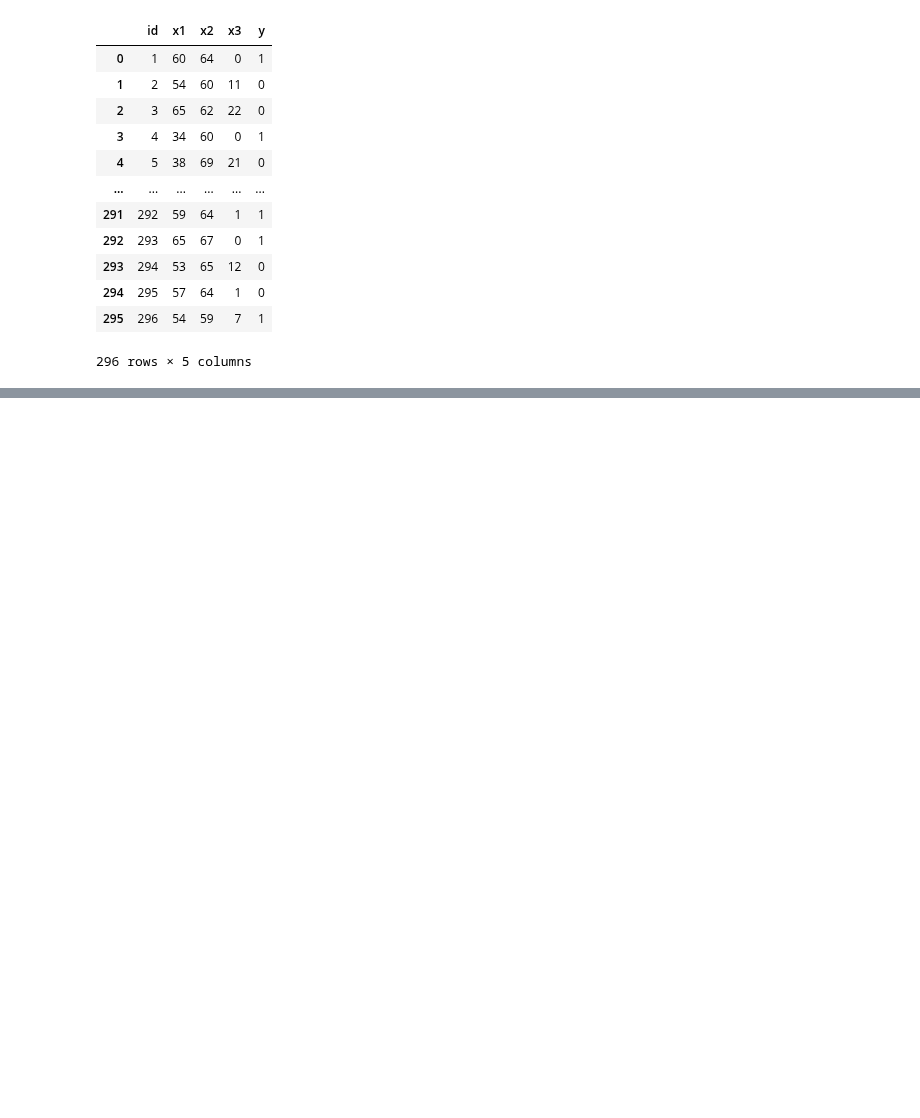
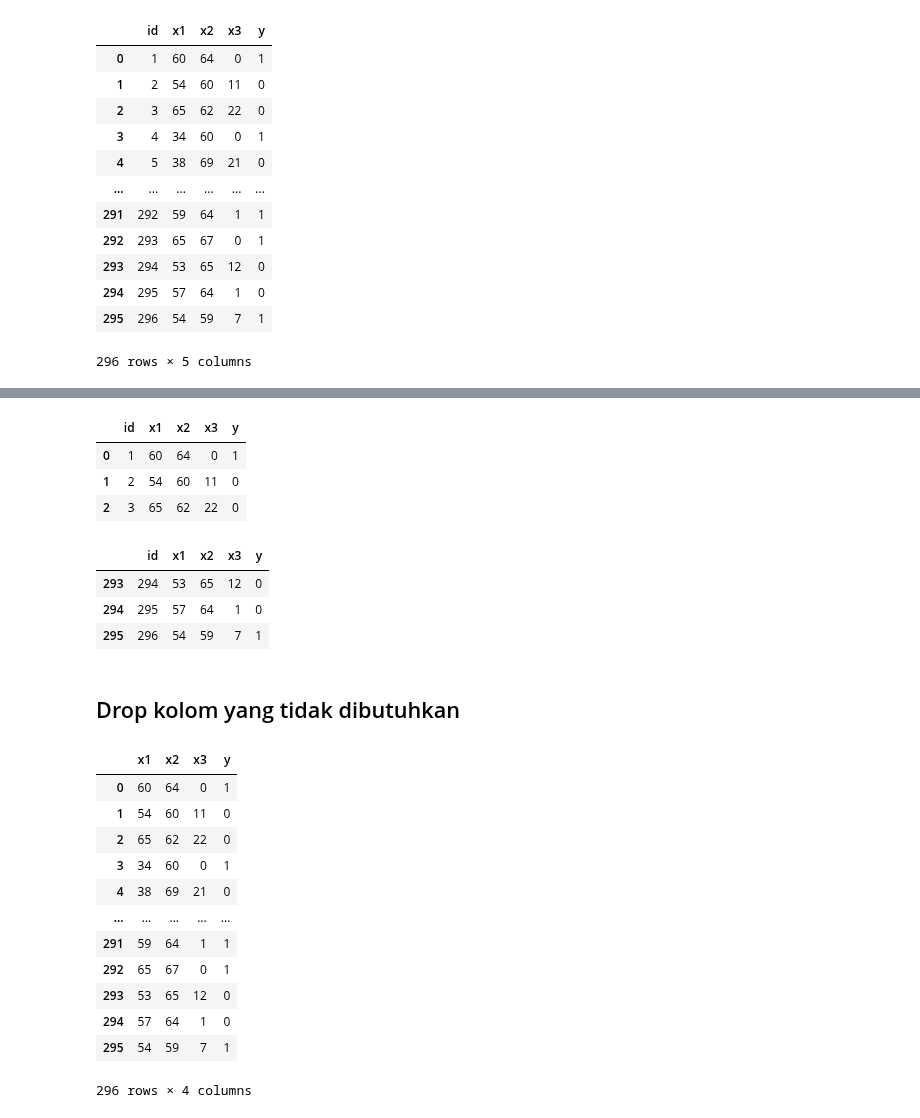
Before and after one commit to khalilullahalfaath/AI_Tubes-03-Learning, a Jupyter notebook: AI-Kelompok 15-Learning.ipynb, the cells around one changed output, grey strips where cells are left out. Cells and saved outputs as stored; diff of their text form; code cells hidden in the pictures; blank space fills up the shorter version.

```diff
--- a/AI-Kelompok 15-Learning.ipynb
+++ b/AI-Kelompok 15-Learning.ipynb
@@ -23,0 +63,33 @@ df
+# %%
+df.head(3)
+# %% [output]
+|  | id | x1 | x2 | x3 | y |
+| 0 | 1 | 60 | 64 | 0 | 1 |
+| 1 | 2 | 54 | 60 | 11 | 0 |
+| 2 | 3 | 65 | 62 | 22 | 0 |
+# %%
+df.tail(3)
+# %% [output]
+|  | id | x1 | x2 | x3 | y |
+| 293 | 294 | 53 | 65 | 12 | 0 |
+| 294 | 295 | 57 | 64 | 1 | 0 |
+| 295 | 296 | 54 | 59 | 7 | 1 |
+# %% [markdown]
+## Drop kolom yang tidak dibutuhkan
+# %%
+df.drop(columns = ['id'], axis = 1, inplace = True)
+df
+# %% [output]
+|  | x1 | x2 | x3 | y |
+| 0 | 60 | 64 | 0 | 1 |
+| 1 | 54 | 60 | 11 | 0 |
+| 2 | 65 | 62 | 22 | 0 |
+| 3 | 34 | 60 | 0 | 1 |
+| 4 | 38 | 69 | 21 | 0 |
+| ... | ... | ... | ... | ... |
+| 291 | 59 | 64 | 1 | 1 |
+| 292 | 65 | 67 | 0 | 1 |
+| 293 | 53 | 65 | 12 | 0 |
+| 294 | 57 | 64 | 1 | 0 |
+| 295 | 54 | 59 | 7 | 1 |
+296 rows × 4 columns
```
Also changed, not shown: parts of 8 cells of this notebook.
